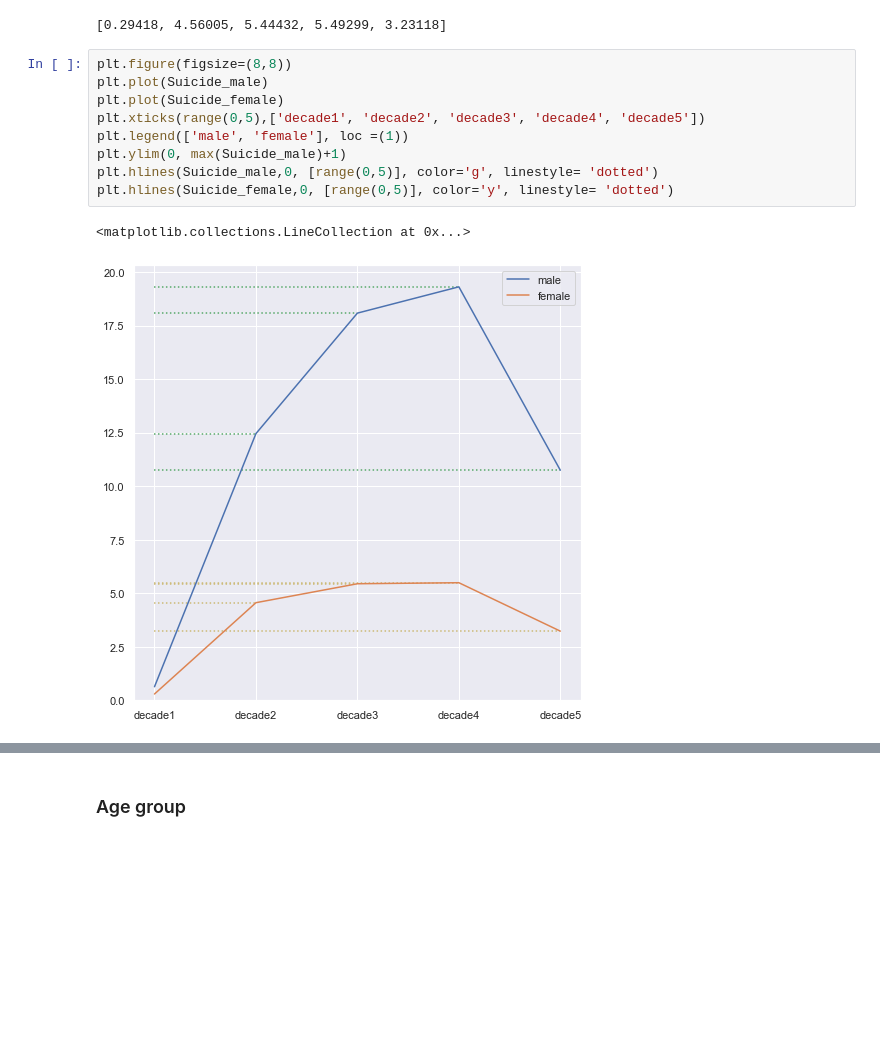
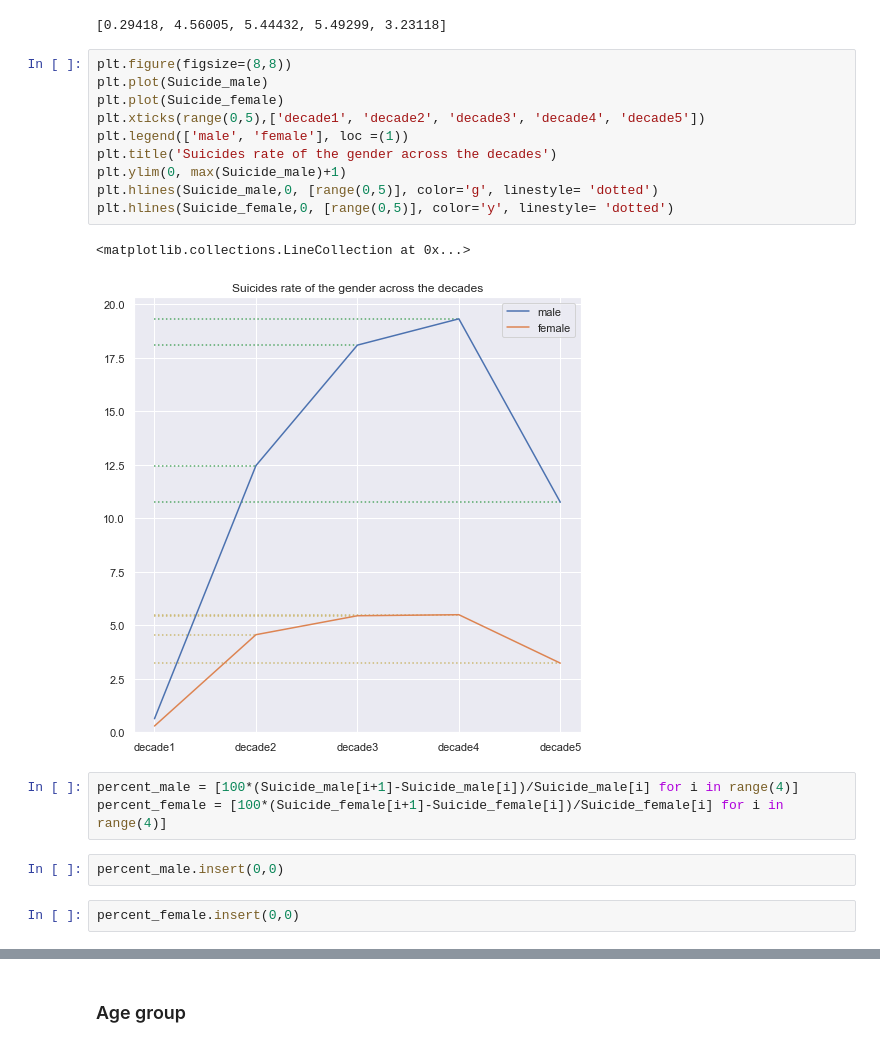
Before and after one commit to HamoyeHQ/14-suicide-cases, a Jupyter notebook: model/Dataview.ipynb, the cells around one changed output, grey strips where cells are left out. Saved outputs shown, nothing was run; the diff lists cells and outputs as text; blank space fills up the shorter version.

```diff
--- a/model/Dataview.ipynb
+++ b/model/Dataview.ipynb
@@ -591,12 +615,20 @@ Suicide_female
 # %%
 plt.figure(figsize=(8,8))
 plt.plot(Suicide_male)
 plt.plot(Suicide_female)
 plt.xticks(range(0,5),['decade1', 'decade2', 'decade3', 'decade4', 'decade5'])
 plt.legend(['male', 'female'], loc =(1))
+plt.title('Suicides rate of the gender across the decades')
 plt.ylim(0, max(Suicide_male)+1)
 plt.hlines(Suicide_male,0, [range(0,5)], color='g', linestyle= 'dotted')
 plt.hlines(Suicide_female,0, [range(0,5)], color='y', linestyle= 'dotted')
 # %% [output]
 <matplotlib.collections.LineCollection at 0x...>
-[figure, old version]
+[figure, new version]
+# %%
+percent_male = [100*(Suicide_male[i+1]-Suicide_male[i])/Suicide_male[i] for i in range(4)]
+percent_female = [100*(Suicide_female[i+1]-Suicide_female[i])/Suicide_female[i] for i in range(4)]
+# %%
+percent_male.insert(0,0)
+# %%
+percent_female.insert(0,0)
```
Also changed, not shown: parts of 16 cells of this notebook.
